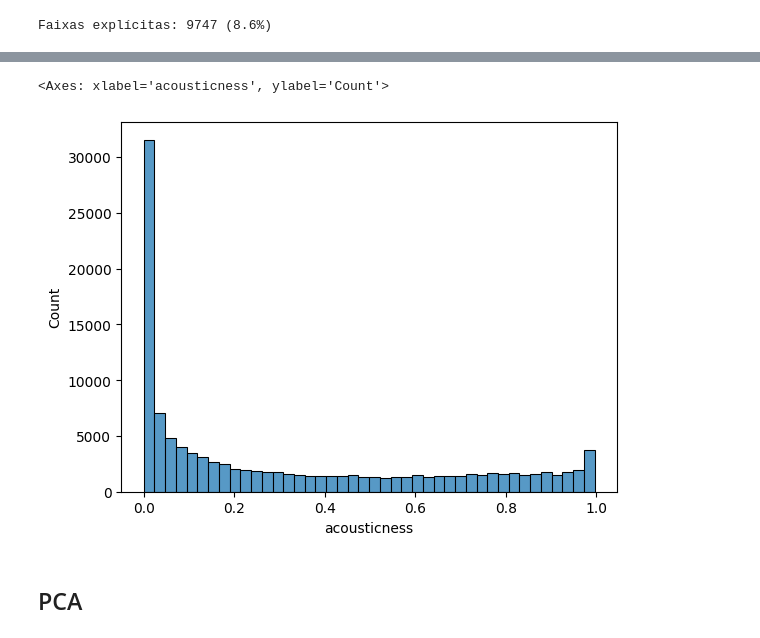
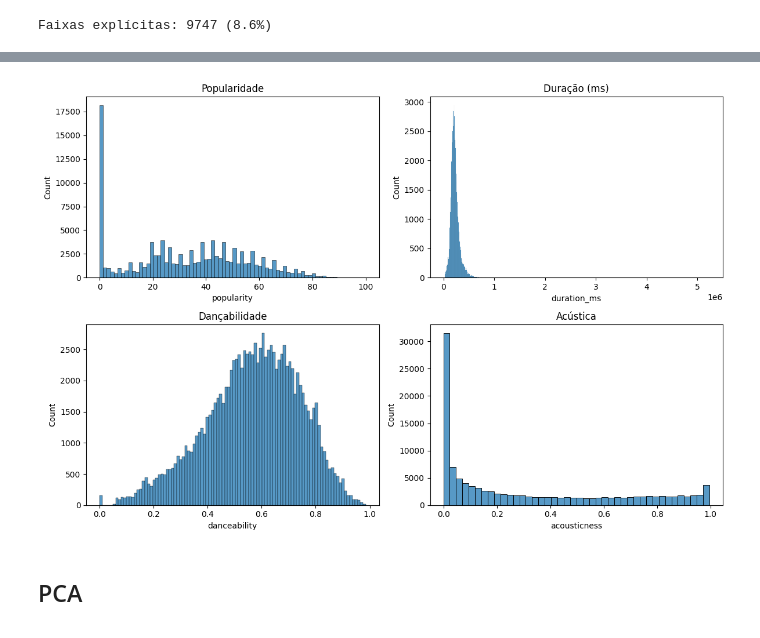
Before and after one commit to giu-garrido/projeto-integrador-5-semestre, a Jupyter notebook: analise_do_dataset.ipynb, the cells around one changed output, grey strips where cells are left out. Cells and saved outputs as stored; diff of their text form; code cells hidden in the pictures.

```diff
--- a/analise_do_dataset.ipynb
+++ b/analise_do_dataset.ipynb
@@ -174,8 +163,13 @@ sns.histplot(df['danceability'])
-# %%
-sns.histplot(df['acousticness'])
-# %% [output]
-<Axes: xlabel='acousticness', ylabel='Count'>
-[figure, removed]
+# %%
+fig, axes = plt.subplots(2, 2, figsize=(12, 8))
+sns.histplot(df['popularity'], ax=axes[0, 0]).set_title('Popularidade')
+sns.histplot(df['duration_ms'], ax=axes[0, 1]).set_title('Duração (ms)')
+sns.histplot(df['danceability'], ax=axes[1, 0]).set_title('Dançabilidade')
+sns.histplot(df['acousticness'], ax=axes[1, 1]).set_title('Acústica')
+plt.tight_layout()
+plt.show()
+# %% [output]
+[figure, added]
 # %% [markdown]
 ## PCA
 # %%
```
Also changed, not shown: parts of 18 cells of this notebook.
